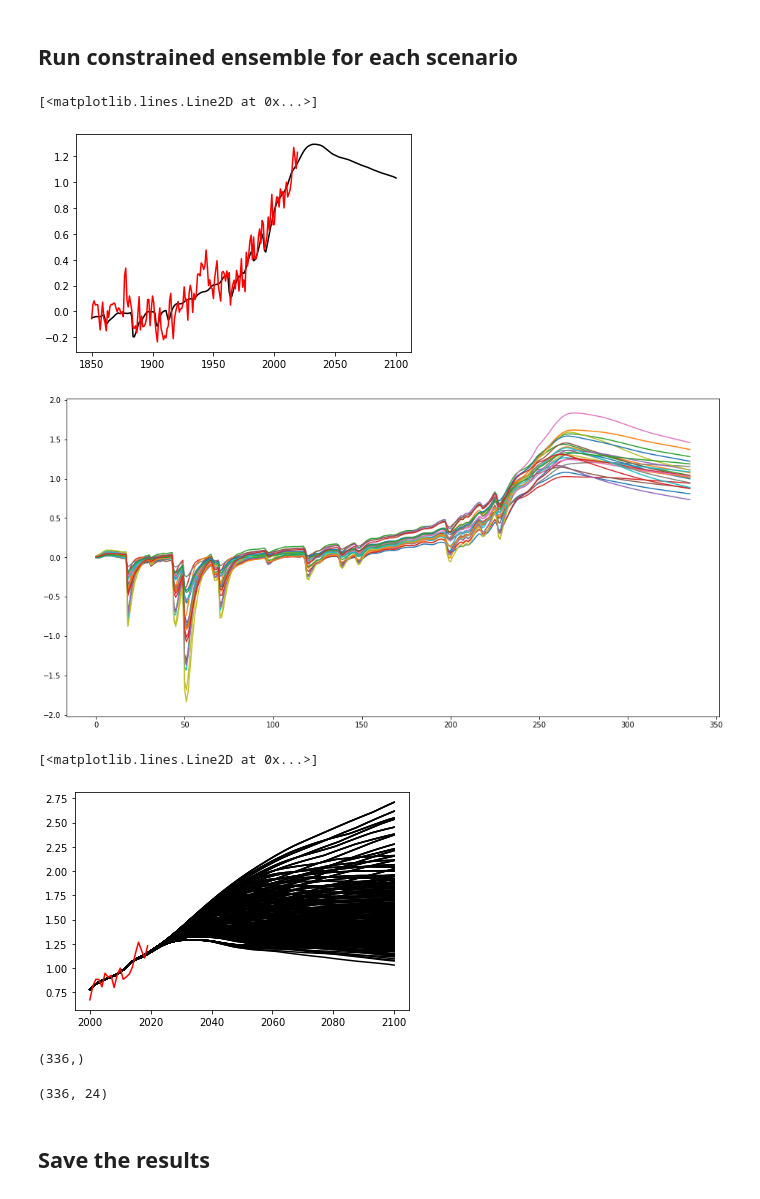
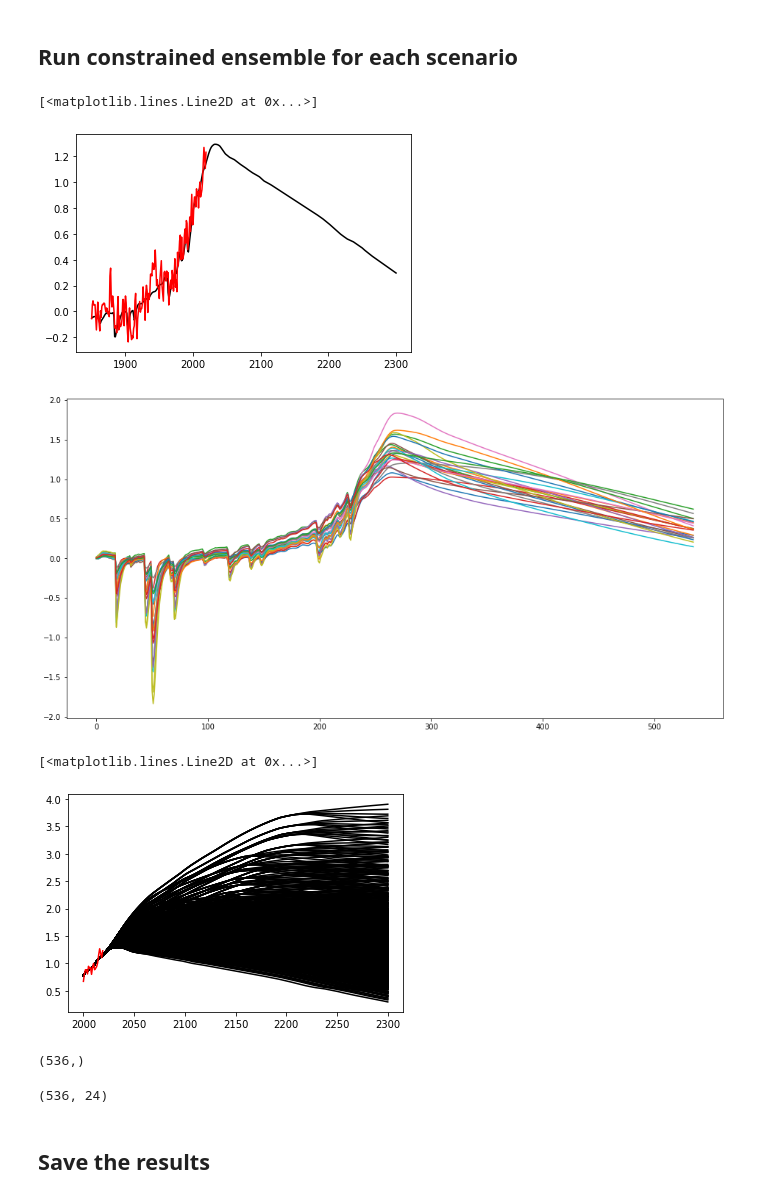
Before and after one commit to Rlamboll/PROVIDEemissions, a Jupyter notebook: notebooks/run_fair_on_systematic_paths.ipynb, the cells around one changed output. Cells and saved outputs as stored; diff of their text form; code cells hidden in the pictures.

Commit message:
Working version of pathway reversal

```diff
--- a/notebooks/run_fair_on_systematic_paths.ipynb
+++ b/notebooks/run_fair_on_systematic_paths.ipynb
@@ -31,9 +31,9 @@ fair.__version__
 # %% [output]
 '1.6.4'
 # %%
-scen_file_dir = '../output/v3/'
-version_str = "v3"
-output_dir = "../output/v3/fair/"
+version = "v4"
+scen_file_dir = f"../output/{version}/"
+output_dir = f"../output/{version}/fair/"
 # %% [markdown]
 ## Get FaIR SR1.5 config
 
@@ -140,6 +140,6 @@ for ispec, specie in species.items():
     row = ispec//3
     col = ispec%3
     for scen in scen_labels:
-        ax[row, col].plot(np.arange(1990, 2101), emissions[scen][225:, ispec])
+        ax[row, col].plot(np.arange(1990, endyear+1), emissions[scen][225:, ispec])
     ax[row, col].set_title(specie)
 # %% [output]
@@ -208,7 +208,7 @@ np.sum(accept_temp & accept_co2)
 # %%
 T_result = {}
 
-endyear = 2100
+endyear = 2300
 nt = endyear - startyear + 1
 for scen in tqdm(scen_labels):
     Fscale = np.ones(13)
@@ -234,32 +234,32 @@ for scen in tqdm(scen_labels):
         )
         T_result[scen][:,i]      = thisT
 # %%
-pl.plot(np.arange(1850, 2101), np.median(T_result[next(iter(T_result))] - T_result[next(iter(T_result))][230:250, :].mean(axis=0) + 0.85, axis=1)[85:], color='k');
+pl.plot(np.arange(1850, endyear+1), np.median(T_result[next(iter(T_result))] - T_result[next(iter(T_result))][230:250, :].mean(axis=0) + 0.85, axis=1)[85:], color='k');
 pl.plot(np.arange(1850, 2020), temp_gmst-temp_gmst[145:165].mean() + 0.85, color='r')
 # %% [output]
 [<matplotlib.lines.Line2D at 0x...>]
-[figure, old version]
+[figure, new version]
 # %%
 plt.figure(figsize=(16, 8))
 pl.plot(T_result[next(iter(T_result))]);
 # %% [output]
-[figure, old version]
+[figure, new version]
 # %%
 # median projection from each scenario
 for scen in scen_labels:
-    pl.plot(np.arange(2000, 2101), np.median(T_result[scen] - T_result[scen][230:250, :].mean(axis=0) + 0.85, axis=1)[235:], color='k');
+    pl.plot(np.arange(2000, endyear+1), np.median(T_result[scen] - T_result[scen][230:250, :].mean(axis=0) + 0.85, axis=1)[235:], color='k');
 pl.plot(np.arange(2000, 2020), temp_gmst[150:]-temp_gmst[145:165].mean() + 0.85, color='r')
 # %% [output]
 [<matplotlib.lines.Line2D at 0x...>]
-[figure, old version]
+[figure, new version]
 # %%
 np.median(T_result[scen] - T_result[scen][230:250, :].mean(axis=0) + 0.85, axis=1).shape
 # %% [output]
-(336,)
+(536,)
 # %%
 T_result[next(iter(T_result))].shape
 # %% [output]
-(336, 24)
+(536, 24)
 # %% [markdown]
 ## Save the results
 # %%
```
Also changed, not shown: parts of 16 cells of this notebook, 2 other files.
